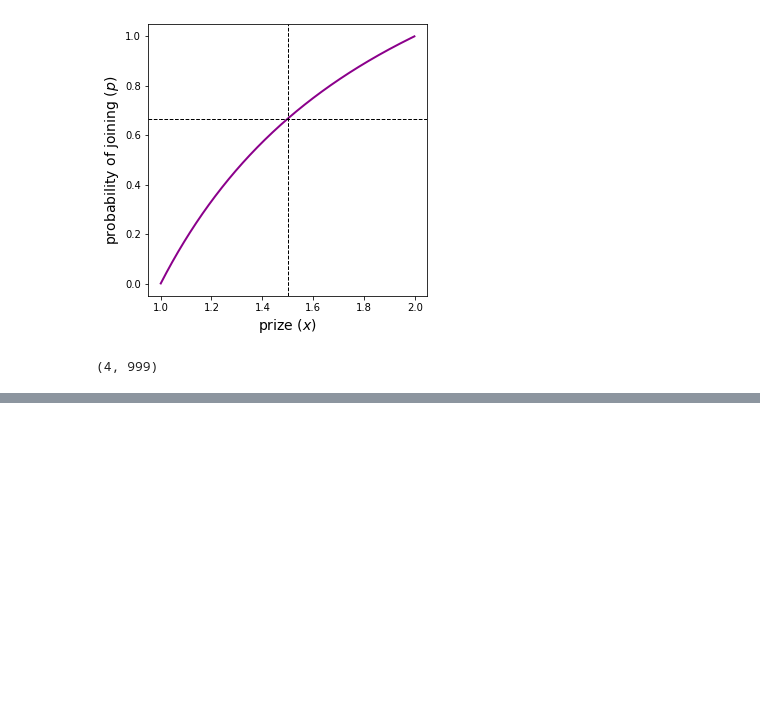
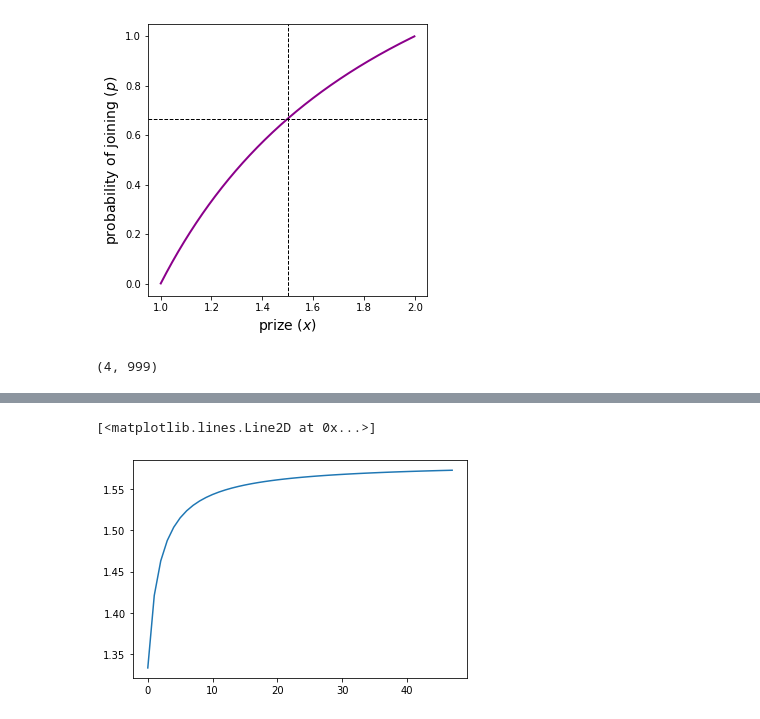
Before and after one commit to michaelneuder/continued-participation, a Jupyter notebook: copar.ipynb, the cells around one changed output, grey strips where cells are left out. Drawn from its saved outputs; the diff is of its cells as text; code cells hidden in the pictures; blank space fills up the shorter version.

```diff
--- a/copar.ipynb
+++ b/copar.ipynb
@@ -65,0 +98,5 @@ plt.show()
+# %%
+plt.plot(prizeForOne)
+# %% [output]
+[<matplotlib.lines.Line2D at 0x...>]
+[figure, added]
```
Also changed, not shown: parts of 4 cells of this notebook, 1 other file.
